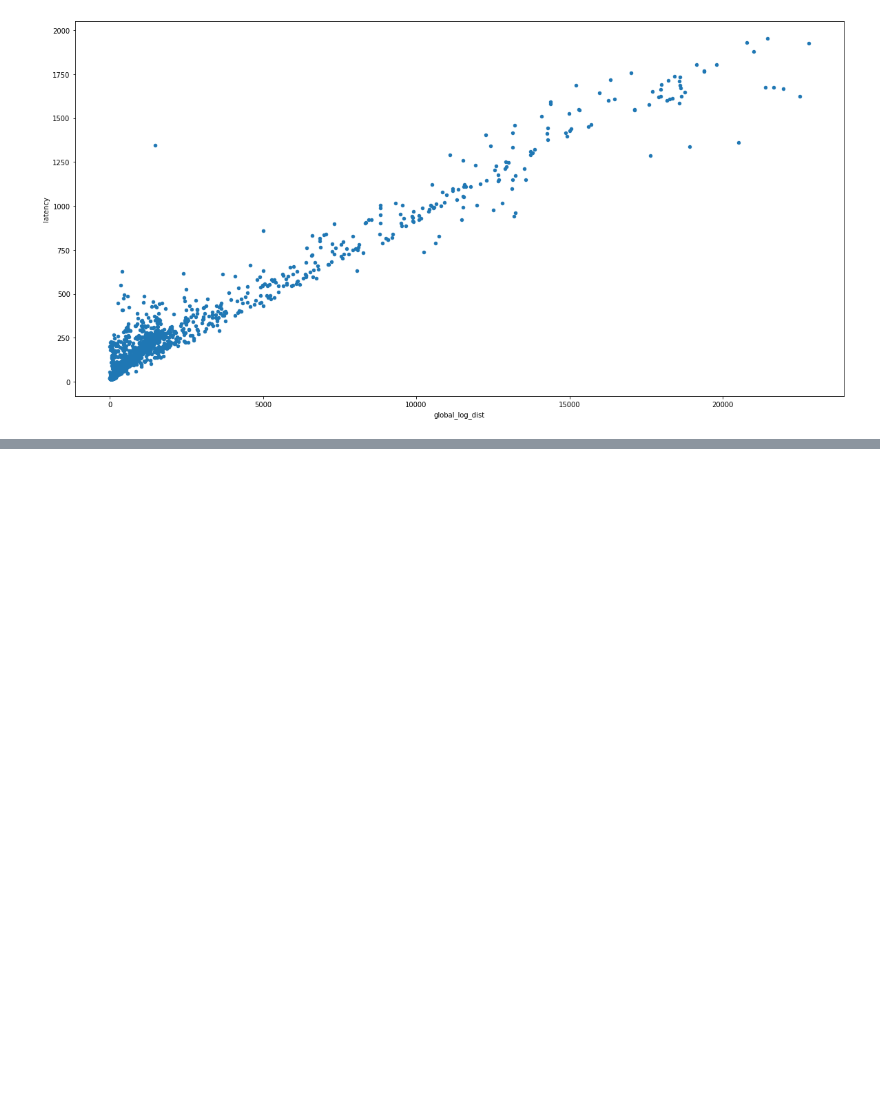
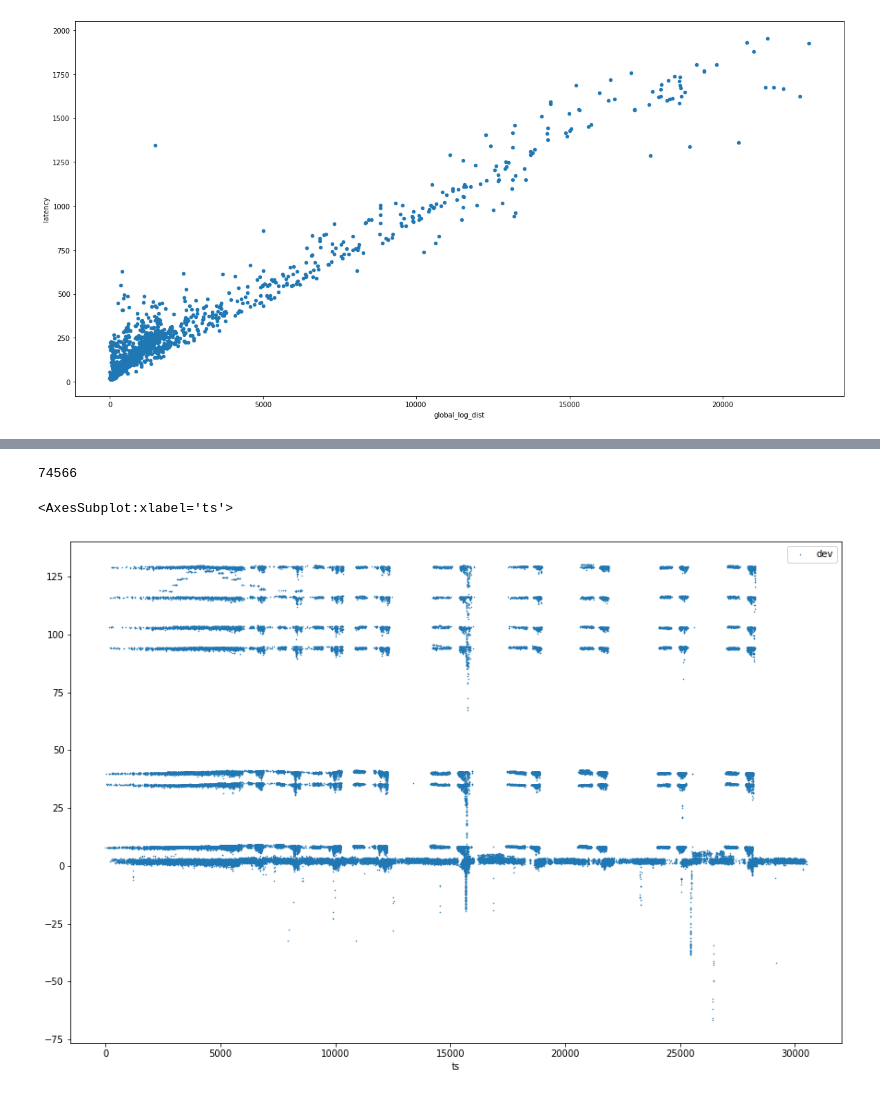
Before and after one commit to umd-dslam/DetockAnalysis, a Jupyter notebook: Other.ipynb, the cells around one changed output, grey strips where cells are left out. Cells and saved outputs as stored; diff of their text form; code cells hidden in the pictures; blank space fills up the shorter version.

```diff
--- a/Other.ipynb
+++ b/Other.ipynb
@@ -213,3 +232,34 @@ txn_df.plot.scatter(x="global_log_dist", y="latency", figsize=(20, 10))
 # %% [output]
 <AxesSubplot:xlabel='global_log_dist', ylabel='latency'>
 [figure]
+# %%
+PREFIX = 'main/ycsb-asymmetry-3/ddr_ts'
+SERVER = '0-0'
+
+global_log_schema = StructType([
+    StructField("replica", T.IntegerType(), False),
+    StructField("batch_id", T.DoubleType(), False),
+    StructField("txn_id", T.DoubleType(), False),
+    StructField("timestamp", T.DoubleType(), False),
+    StructField("depart_from_coordinator", T.DoubleType(), False),
+    StructField("arrive_at_home", T.DoubleType(), False),
+    StructField("enter_local_batch", T.DoubleType(), False),
+])
+
+global_log_df = spark.read.csv(
+    f"{PREFIX}/server/{SERVER}/global_log.csv",
+    header=True,
+    schema=global_log_schema
+).toPandas()
+# clock_sync_df.index = normalize2(clock_sync_df["src_recv_time"])
+# clock_sync_df.sort_index(inplace=True)
+# clock_sync_df.loc[:, "avg_latency"] = clock_sync_df["avg_latency"] / 1000000
+# clock_sync_df.loc[:, "new_offset"] = clock_sync_df["new_offset"] / 1000000
+global_log_df["timestamp"] = global_log_df["timestamp"] / 1000000
+global_log_df["depart_from_coordinator"] = normalize(global_log_df["depart_from_coordinator"]) / 1000000
+global_log_df["arrive_at_home"] = global_log_df["arrive_at_home"] / 1000000
+global_log_df["enter_local_batch"] = global_log_df["enter_local_batch"] / 1000000
+global_log_df["machine"] = global_log_df["txn_id"] % 100
+global_log_df["dev"] = global_log_df["timestamp"] - global_log_df["arrive_at_home"]
+global_log_df["late"] = global_log_df["timestamp"] - global_log_df["enter_local_batch"]
+global_log_df["ts"] = normalize(global_log_df["timestamp"])
@@ -215,0 +282,13 @@ txn_df.plot.scatter(x="global_log_dist", y="latency", figsize=(20, 10))
+# %%
+df = global_log_df[
+    (global_log_df.replica == 2)
+#     (global_log_df["timestamp"] > 15600) &
+#     (global_log_df["timestamp"] < 15800) &
+#     (global_log_df["machine"] == 3)
+].sort_values("ts")
+print(len(df))
+df.plot(x='ts', y='dev', figsize=(15, 10), linewidth=0.0, marker='.', markersize=1.0)
+# %% [output]
+74566
+<AxesSubplot:xlabel='ts'>
+[figure, added]
```
Also changed, not shown: parts of 10 cells of this notebook, 7 other files.
